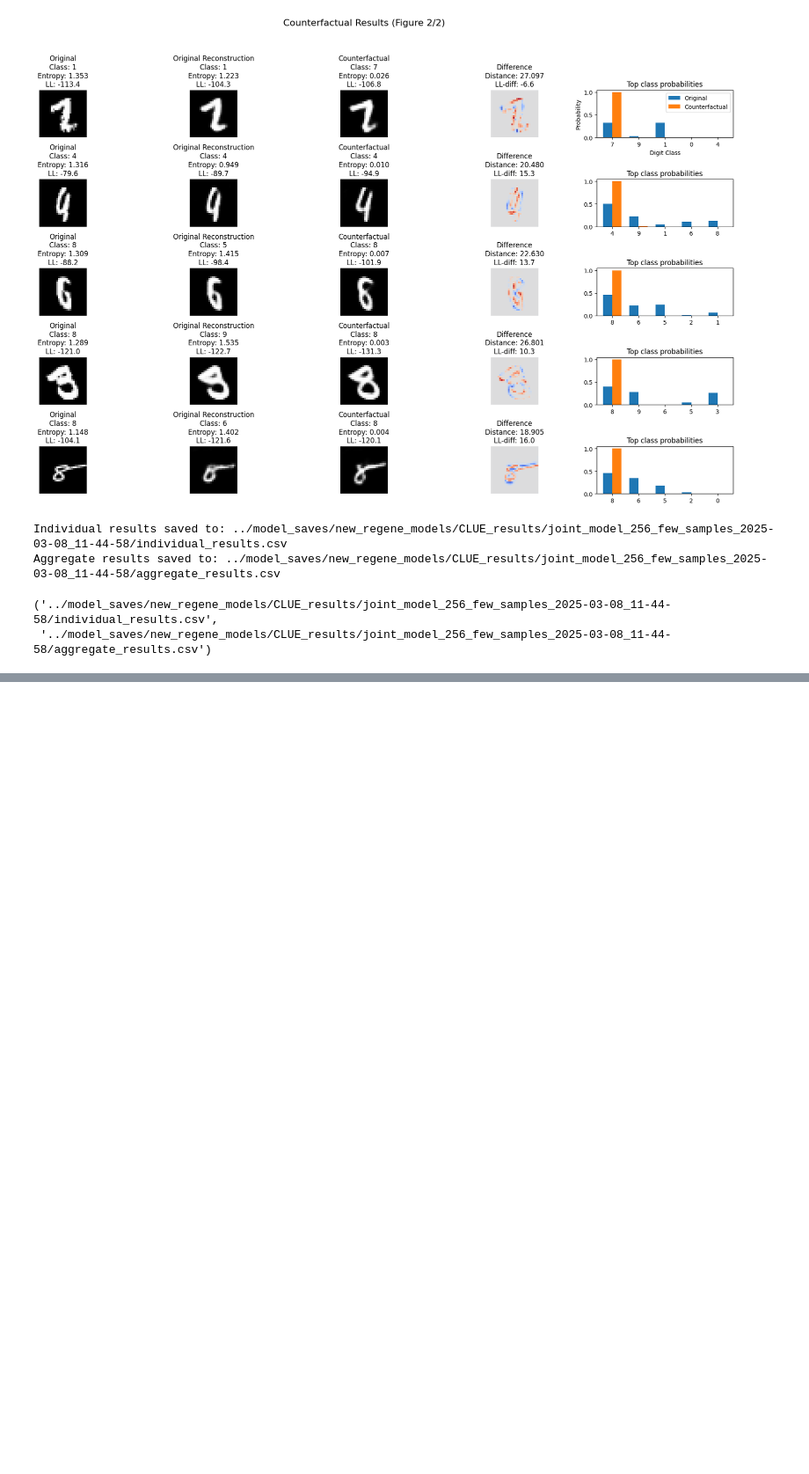
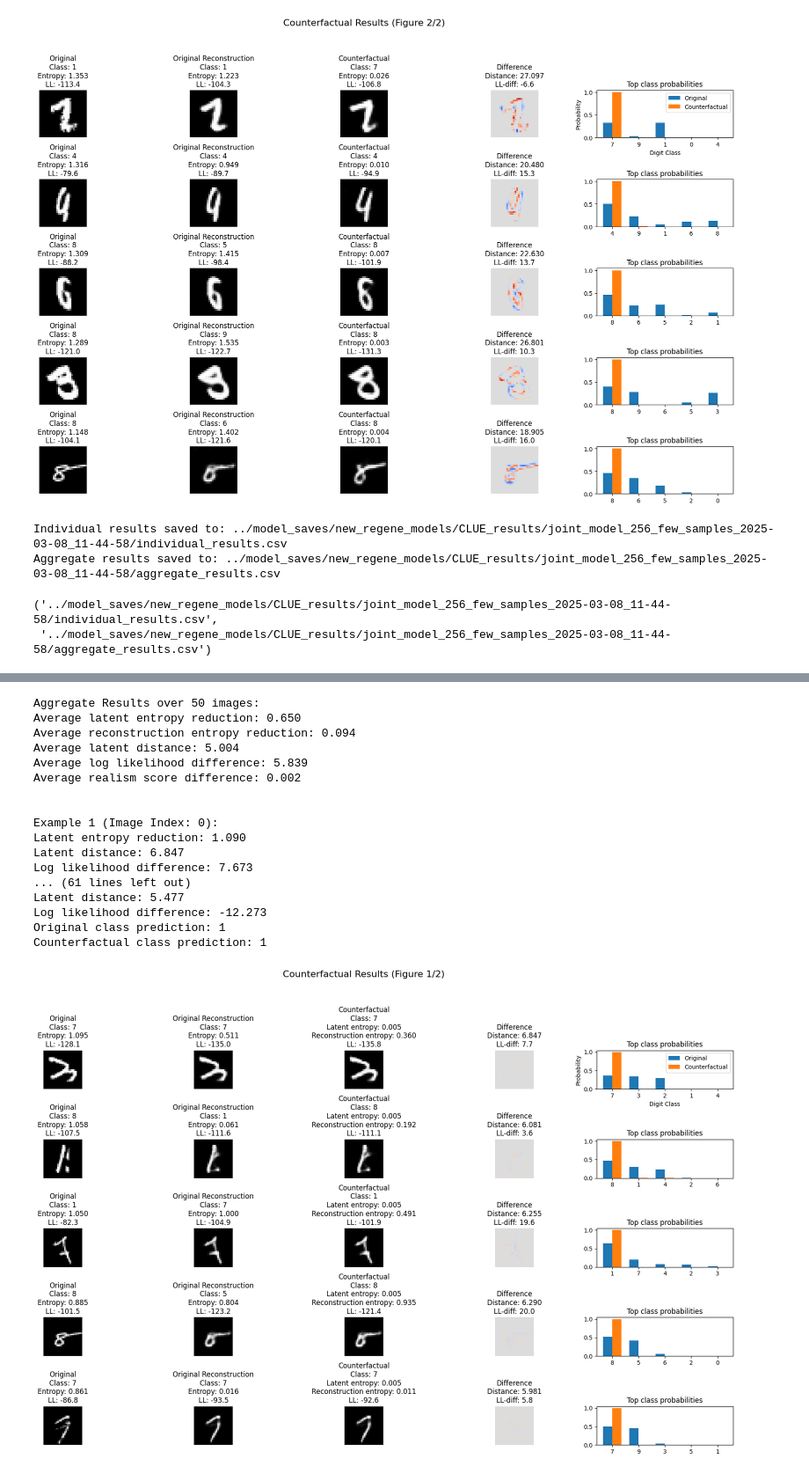
Before and after one commit to confinlay/Bayesian-CE, a Jupyter notebook: MyImplementation/testing_notebooks/test-clue-performance.ipynb, the cells around one changed output, grey strips where cells are left out. Shown at 88% size. Saved outputs shown, nothing was run; the diff lists cells and outputs as text; code cells hidden in the pictures; blank space fills up the shorter version.

```diff
--- a/MyImplementation/testing_notebooks/test-clue-performance.ipynb
+++ b/MyImplementation/testing_notebooks/test-clue-performance.ipynb
@@ -390,0 +484,33 @@ Aggregate results saved to: ../model_saves/new_regene_models/CLUE_results/joint_
+# %%
+results = evaluate_clue_counterfactuals(
+    uncertain_images,
+    backbone,
+    decoder,
+    vae,
+    device=cfg.device,
+    steps=200,
+    lr=0.05,
+    distance_weight=0.005,
+    bayesian=False
+)
+# %%
+visualize_counterfactual_results(results, n=10)
+# %% [output]
+Aggregate Results over 50 images:
+Average latent entropy reduction: 0.650
+Average reconstruction entropy reduction: 0.094
+Average latent distance: 5.004
+Average log likelihood difference: 5.839
+Average realism score difference: 0.002
+
+
+Example 1 (Image Index: 0):
+Latent entropy reduction: 1.090
+Latent distance: 6.847
+Log likelihood difference: 7.673
+... (61 lines left out)
+Latent distance: 5.477
+Log likelihood difference: -12.273
+Original class prediction: 1
+Counterfactual class prediction: 1
+[figure, added]
```
Also changed, not shown: parts of 16 cells of this notebook, 5 other files.
